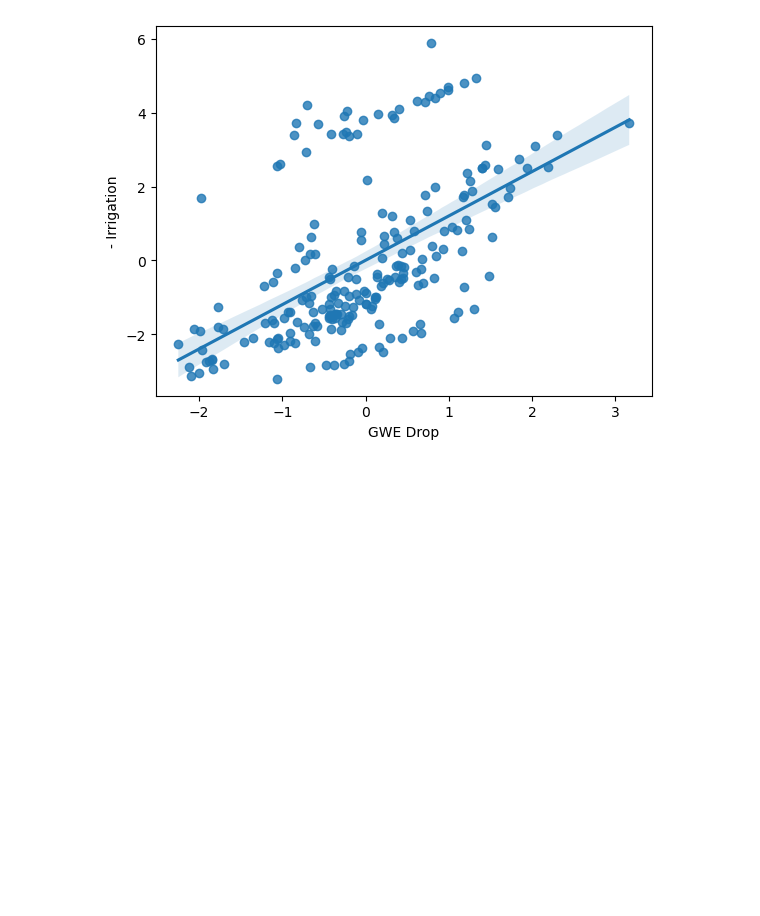
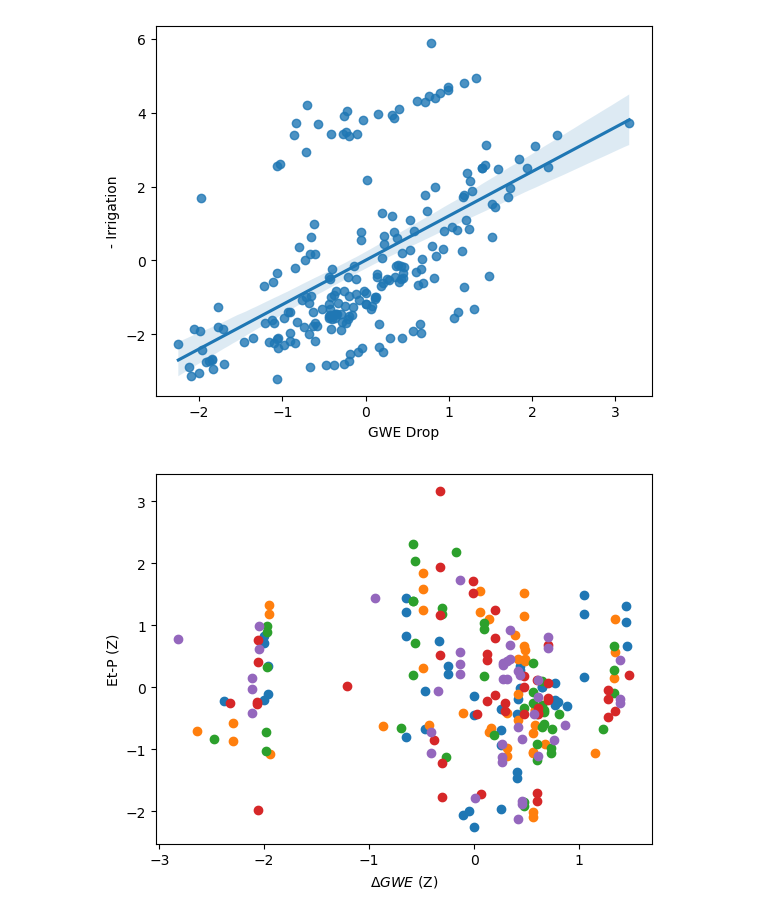
Before and after one commit to nicr0ss/DS-Honours, a Jupyter notebook: notebooks/ECOSTRESS.ipynb, the cells around one changed output. Saved outputs shown, nothing was run; the diff lists cells and outputs as text; code cells hidden in the pictures; blank space fills up the shorter version.

Commit message:
ET-P and ECOSTRESS controls for well_depth

```diff
--- a/notebooks/ECOSTRESS.ipynb
+++ b/notebooks/ECOSTRESS.ipynb
@@ -625,3 +625,18 @@ plt.ylabel("- Irrigation")
 plt.show()
 # %% [output]
 [figure]
+# %%
+for year in range(2018, 2023):
+    ecostress_2["Et-P_" + str(year)] = ecostress_2["evapo_" + str(year)] - ecostress_2["precip_" + str(year)]
+    ecostress_2["Et-P_" + str(year)] = (ecostress_2["Et-P_" + str(year)] - ecostress_2["Et-P_" + str(year)].mean()) / ecostress_2["Et-P_" + str(year)].std()
+# %%
+plt.scatter(x=ecostress_2["Et-P_2018"], y=ecostress_2["GWE_2018"], label="2018")
+plt.scatter(x=ecostress_2["Et-P_2019"], y=ecostress_2["GWE_2019"], label="2019")
+plt.scatter(x=ecostress_2["Et-P_2020"], y=ecostress_2["GWE_2020"], label="2020")
+plt.scatter(x=ecostress_2["Et-P_2021"], y=ecostress_2["GWE_2021"], label="2021")
+plt.scatter(x=ecostress_2["Et-P_2022"], y=ecostress_2["GWE_2022"], label="2022")
+plt.xlabel("$\Delta GWE$ (Z)")
+plt.ylabel("Et-P (Z)")
+plt.show()
+# %% [output]
+[figure, added]
```
Also changed, not shown: parts of 3 cells of this notebook, 1 other file.
